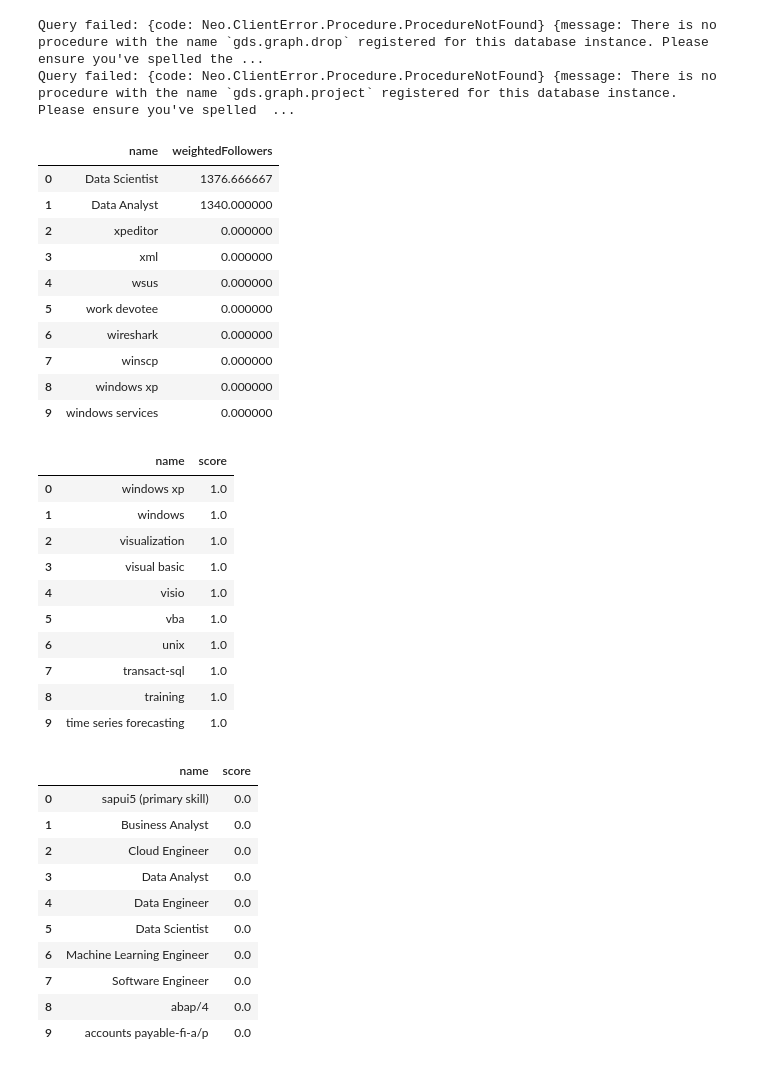
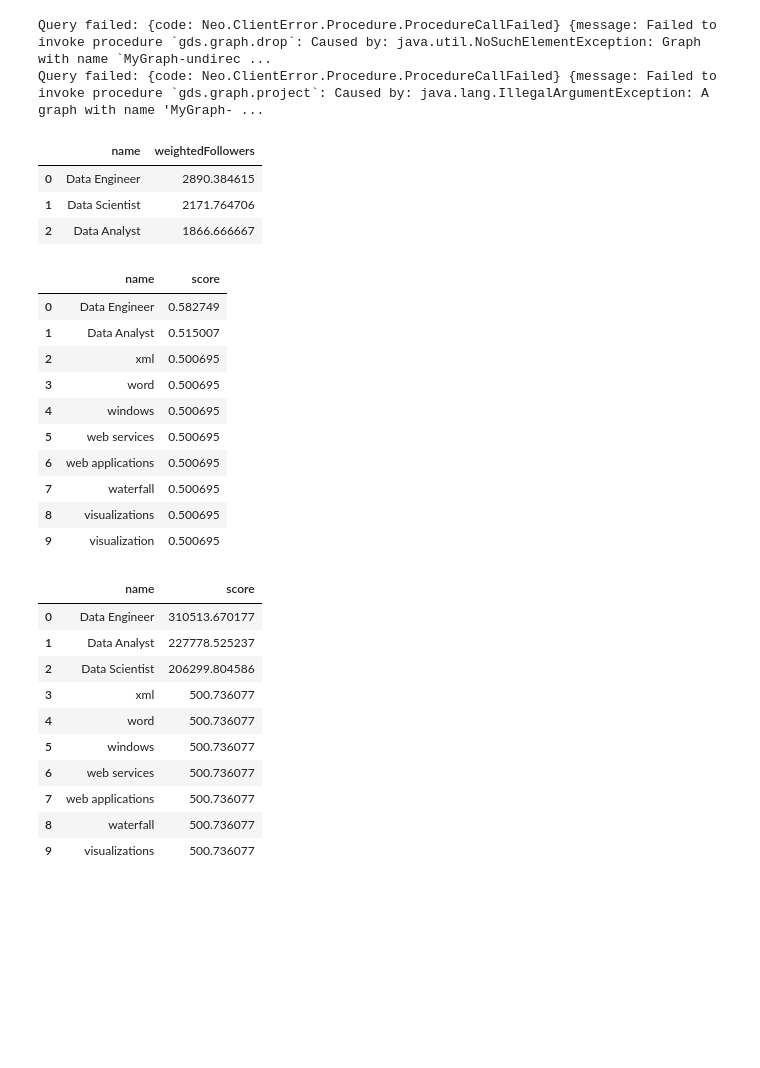
Before and after one commit to MaximusDraka/researcher, a Jupyter notebook: notebooks/neo4J/6-vizualize/graph.ipynb, the cells around one changed output. Saved outputs shown, nothing was run; the diff lists cells and outputs as text; code cells hidden in the pictures; blank space fills up the shorter version.

```diff
--- a/notebooks/neo4J/6-vizualize/graph.ipynb
+++ b/notebooks/neo4J/6-vizualize/graph.ipynb
@@ -14,54 +14,51 @@ import graph as graph
 import query as query
 from connection import Neo4jConnection
 
-conn = Neo4jConnection(uri=os.getenv("DB_URI"),
-                    user=os.getenv("DB_USERNAME"),
-                    pwd=os.getenv("DB_PASSWORD"))
+#Use local DB
+conn = Neo4jConnection(uri="bolt://localhost:7687",
+                    user="neo4j",
+                    pwd="neo4jneo4j")
 
-graph_name = 'MyGraph'
-graph.create_graph(conn,graph_name)
+graph_name = 'MyGraph-undirected'
+
+#NATURAL, REVERSE, UNDIRECTED
+
+graph.create_graph(conn,graph_name,db='sk2',orientation="UNDIRECTED")
 # %% [output]
-Query failed: {code: Neo.ClientError.Procedure.ProcedureNotFound} {message: There is no procedure with the name `gds.graph.drop` registered for this database instance. Please ensure you've spelled the ...
-Query failed: {code: Neo.ClientError.Procedure.ProcedureNotFound} {message: There is no procedure with the name `gds.graph.project` registered for this database instance. Please ensure you've spelled  ...
+Query failed: {code: Neo.ClientError.Procedure.ProcedureCallFailed} {message: Failed to invoke procedure `gds.graph.drop`: Caused by: java.util.NoSuchElementException: Graph with name `MyGraph-undirec ...
+Query failed: {code: Neo.ClientError.Procedure.ProcedureCallFailed} {message: Failed to invoke procedure `gds.graph.project`: Caused by: java.lang.IllegalArgumentException: A graph with name 'MyGraph- ...
 # %%
-graph.get_degree(conn,graph_name).head(10)
+graph.get_degree(conn,graph_name,db='sk2').head(3)
 # %% [output]
 |  | name | weightedFollowers |
-| 0 | Data Scientist | 1376.666667 |
-| 1 | Data Analyst | 1340.000000 |
-| 2 | xpeditor | 0.000000 |
-| 3 | xml | 0.000000 |
-| 4 | wsus | 0.000000 |
-| 5 | work devotee | 0.000000 |
-| 6 | wireshark | 0.000000 |
-| 7 | winscp | 0.000000 |
-| 8 | windows xp | 0.000000 |
-| 9 | windows services | 0.000000 |
+| 0 | Data Engineer | 2890.384615 |
+| 1 | Data Scientist | 2171.764706 |
+| 2 | Data Analyst | 1866.666667 |
 # %%
-graph.get_closeness(conn,graph_name).head(10)
+graph.get_closeness(conn,graph_name,db='sk2').head(10)
 # %% [output]
 |  | name | score |
-| 0 | windows xp | 1.0 |
-| 1 | windows | 1.0 |
-| 2 | visualization | 1.0 |
-| 3 | visual basic | 1.0 |
-| 4 | visio | 1.0 |
-| 5 | vba | 1.0 |
-| 6 | unix | 1.0 |
-| 7 | transact-sql | 1.0 |
-| 8 | training | 1.0 |
-| 9 | time series forecasting | 1.0 |
+| 0 | Data Engineer | 0.582749 |
+| 1 | Data Analyst | 0.515007 |
+| 2 | xml | 0.500695 |
+| 3 | word | 0.500695 |
+| 4 | windows | 0.500695 |
+| 5 | web services | 0.500695 |
+| 6 | web applications | 0.500695 |
+| 7 | waterfall | 0.500695 |
+| 8 | visualizations | 0.500695 |
+| 9 | visualization | 0.500695 |
 # %%
-graph.get_betweenness(conn,graph_name).head(10)
+graph.get_betweenness(conn,graph_name,db='sk2').head(10)
 # %% [output]
 |  | name | score |
-| 0 | sapui5 (primary skill) | 0.0 |
-| 1 | Business Analyst | 0.0 |
-| 2 | Cloud Engineer | 0.0 |
-| 3 | Data Analyst | 0.0 |
-| 4 | Data Engineer | 0.0 |
-| 5 | Data Scientist | 0.0 |
-| 6 | Machine Learning Engineer | 0.0 |
-| 7 | Software Engineer | 0.0 |
-| 8 | abap/4 | 0.0 |
-| 9 | accounts payable-fi-a/p | 0.0 |
+| 0 | Data Engineer | 310513.670177 |
+| 1 | Data Analyst | 227778.525237 |
+| 2 | Data Scientist | 206299.804586 |
+| 3 | xml | 500.736077 |
+| 4 | word | 500.736077 |
+| 5 | windows | 500.736077 |
+| 6 | web services | 500.736077 |
+| 7 | web applications | 500.736077 |
+| 8 | waterfall | 500.736077 |
+| 9 | visualizations | 500.736077 |
```
Also changed, not shown: parts of 2 cells of this notebook, 4 other files.
